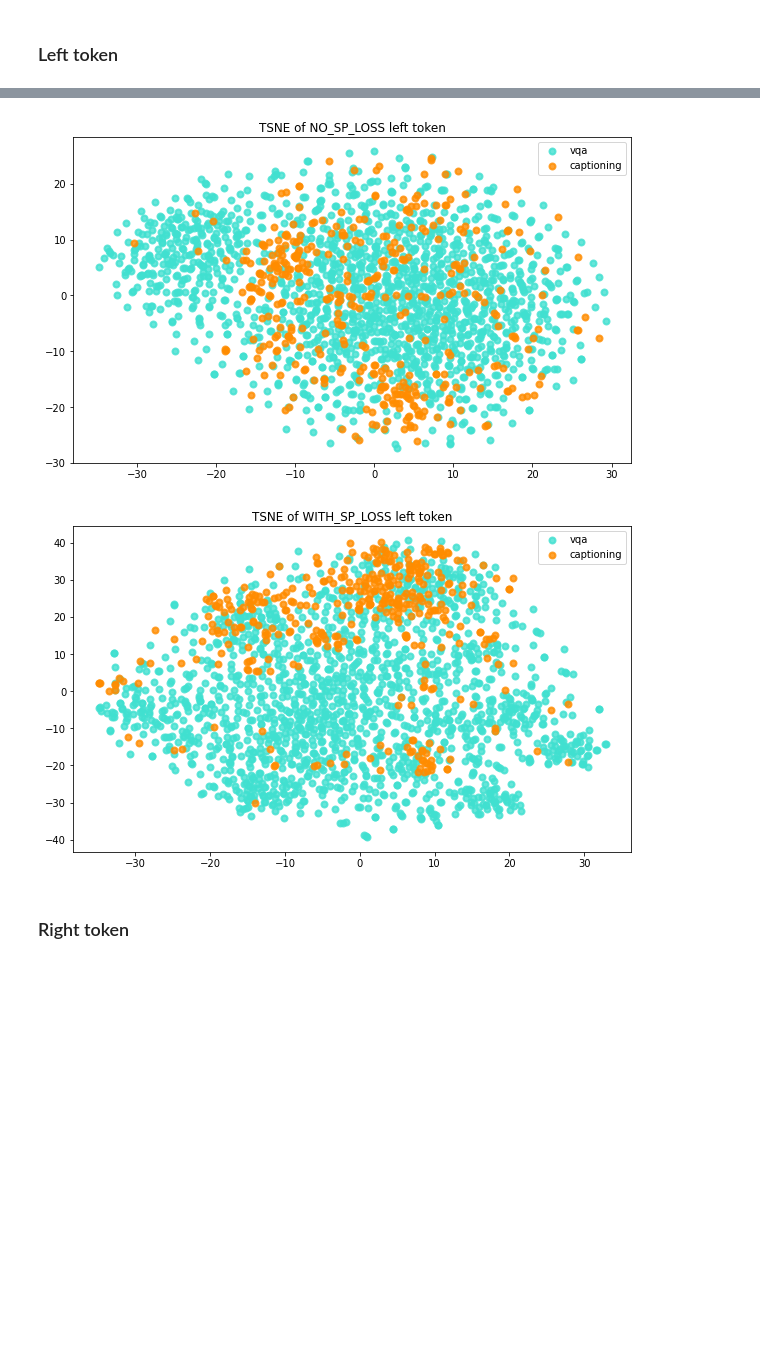
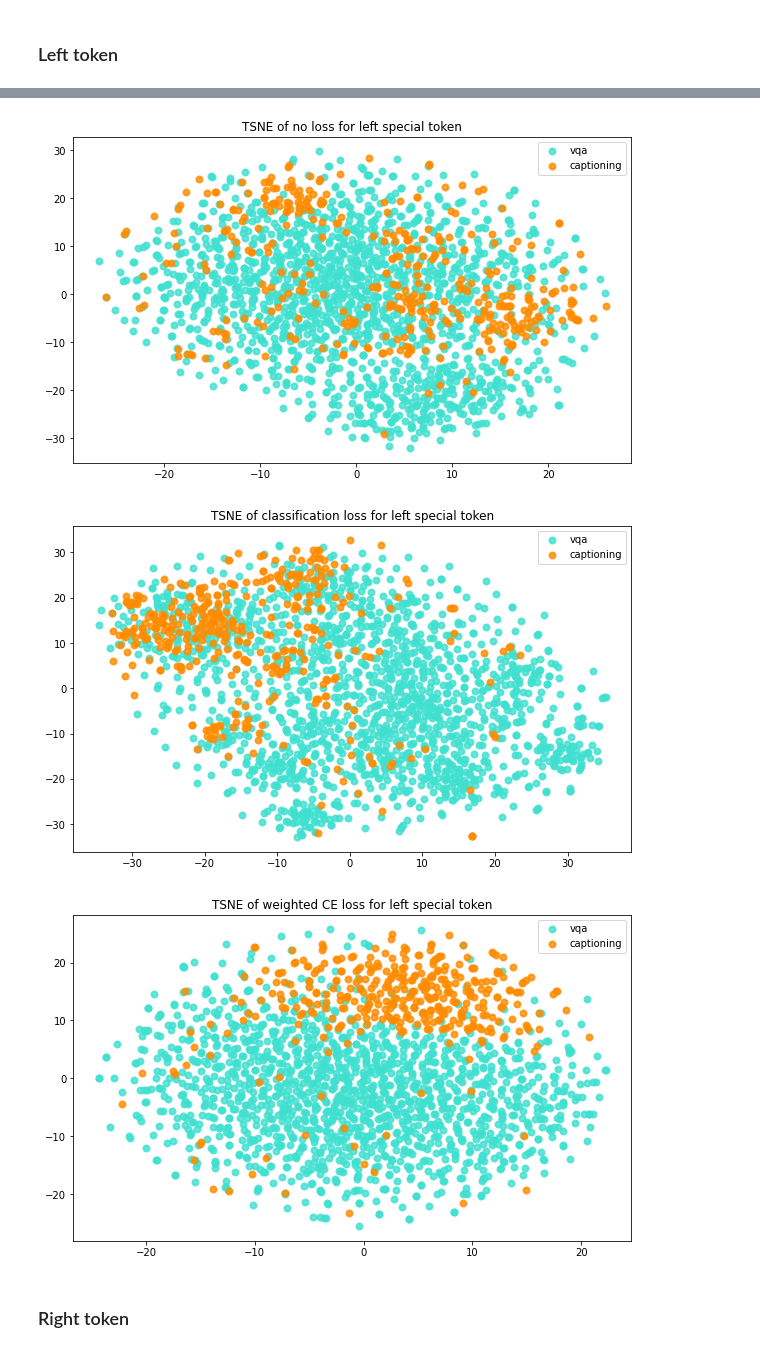
Before and after one commit to IrinaArmstrong/ru-dolph, a Jupyter notebook: jupyters/Ru_DOLPH_Fine_tuning_2_tasks.ipynb, the cells around one changed output, grey strips where cells are left out. Saved outputs shown, nothing was run; the diff lists cells and outputs as text; code cells hidden in the pictures; blank space fills up the shorter version.

```diff
--- a/jupyters/Ru_DOLPH_Fine_tuning_2_tasks.ipynb
+++ b/jupyters/Ru_DOLPH_Fine_tuning_2_tasks.ipynb
@@ -1556,26 +1604,0 @@ plt.show()
-# %%
-plt.figure(figsize=(10, 6))
-colors = ["violet", "deepskyblue"]
-task_names = ['vqa', 'captioning']
-lw = 2
-
-for color, i, task_name in zip(colors, [0, 1], task_names):
-    plt.scatter(
-        jns_right_sp_token_embedding_2d[ns_gt_task_label == task_name, 0],
-        jns_right_sp_token_embedding_2d[ns_gt_task_label == task_name, 1],
-        color=color, alpha=0.8, lw=lw, label=task_name
-    )
-plt.legend(loc="best", shadow=False, scatterpoints=1)
-plt.title("UMAP of NO_SP_LOSS right token")
-
-plt.figure(figsize=(10, 6))
-for color, i, task_name in zip(colors, [0, 1], task_names):
-    plt.scatter(
-        jws_right_sp_token_embedding_2d[ws_gt_task_label == task_name, 0],
-        jws_right_sp_token_embedding_2d[ws_gt_task_label == task_name, 1],
-        color=color, alpha=0.8, lw=lw, label=task_name
-    )
-plt.legend(loc="best", shadow=False, scatterpoints=1)
-plt.title("UMAP of WITH_SP_LOSS right token")
-
-plt.show()
@@ -1595,4 +1615,5 @@ tsne_left = TSNE(n_components=2, learning_rate='auto',
 
 ns_left_sp_token_embedding_2d = tsne_left.fit_transform(ns_left_sp_token_embedding)
 ws_left_sp_token_embedding_2d = tsne_left.fit_transform(ws_left_sp_token_embedding)
+wws_left_sp_token_embedding_2d = tsne_left.fit_transform(wws_left_sp_token_embedding)
 # %% [output]
@@ -1601,32 +1622,46 @@ Wall time: 41.6 s
 # %%
 plt.figure(figsize=(10, 6))
 colors = ["turquoise", "darkorange"]
 task_names = ['vqa', 'captioning']
 lw = 2
 
 for color, i, task_name in zip(colors, [0, 1], task_names):
     plt.scatter(
         ns_left_sp_token_embedding_2d[ns_gt_task_label == task_name, 0],
         ns_left_sp_token_embedding_2d[ns_gt_task_label == task_name, 1],
         color=color, alpha=0.8, lw=lw, label=task_name
     )
 plt.legend(loc="best", shadow=False, scatterpoints=1)
-plt.title("TSNE of NO_SP_LOSS left token")
+plt.title("TSNE of no loss for left special token")
 
 plt.figure(figsize=(10, 6))
 for color, i, task_name in zip(colors, [0, 1], task_names):
     plt.scatter(
         ws_left_sp_token_embedding_2d[ws_gt_task_label == task_name, 0],
         ws_left_sp_token_embedding_2d[ws_gt_task_label == task_name, 1],
         color=color, alpha=0.8, lw=lw, label=task_name
     )
 plt.legend(loc="best", shadow=False, scatterpoints=1)
-plt.title("TSNE of WITH_SP_LOSS left token")
+plt.title("TSNE of classification loss for left special token")
 
 plt.show()
+
+
+plt.figure(figsize=(10, 6))
+for color, i, task_name in zip(colors, [0, 1], task_names):
+    plt.scatter(
+        wws_left_sp_token_embedding_2d[wws_gt_task_label == task_name, 0],
+        wws_left_sp_token_embedding_2d[wws_gt_task_label == task_name, 1],
+        color=color, alpha=0.8, lw=lw, label=task_name
+    )
+plt.legend(loc="best", shadow=False, scatterpoints=1)
+plt.title("TSNE of weighted CE loss for left special token")
+
+plt.show()
 # %% [output]
-[figure, old version]
+[figure, new version]
-[figure, old version]
+[figure, new version]
+[figure, added]
 # %% [markdown]
 ### Right token
 # %%
```
Also changed, not shown: parts of 22 cells of this notebook.
